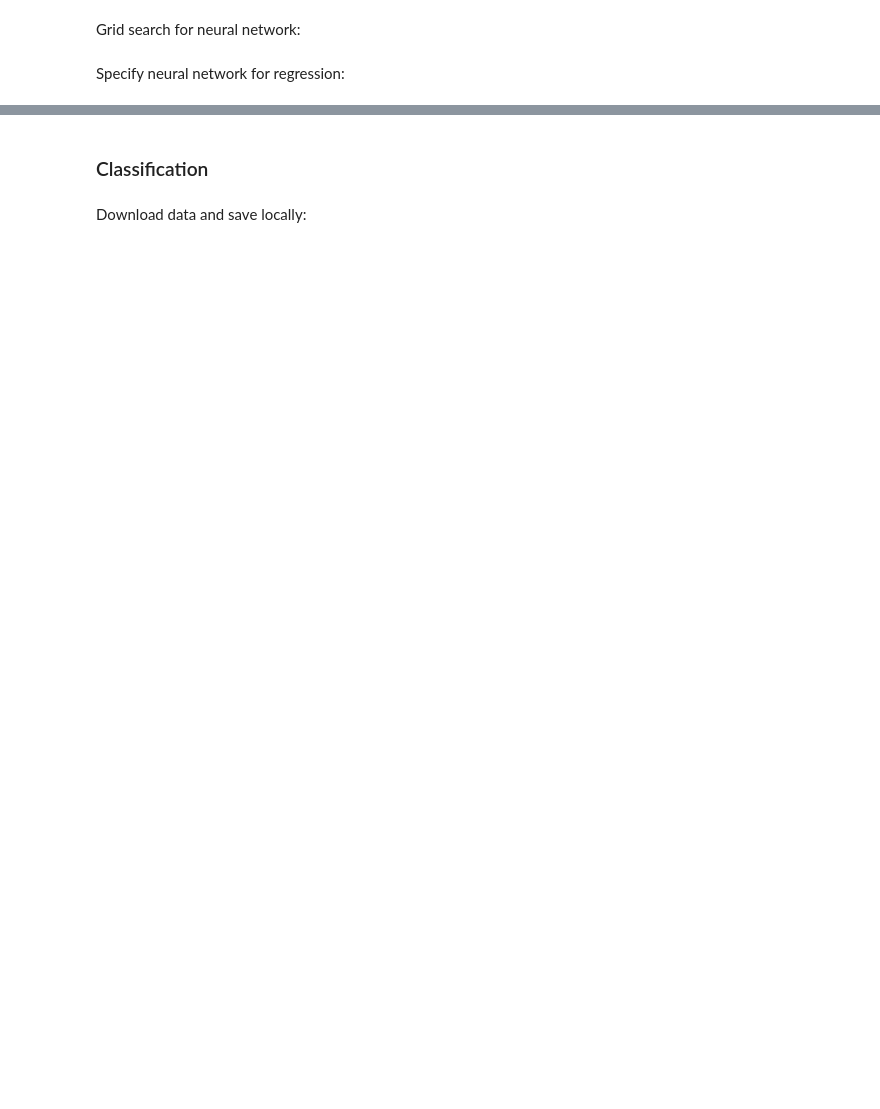
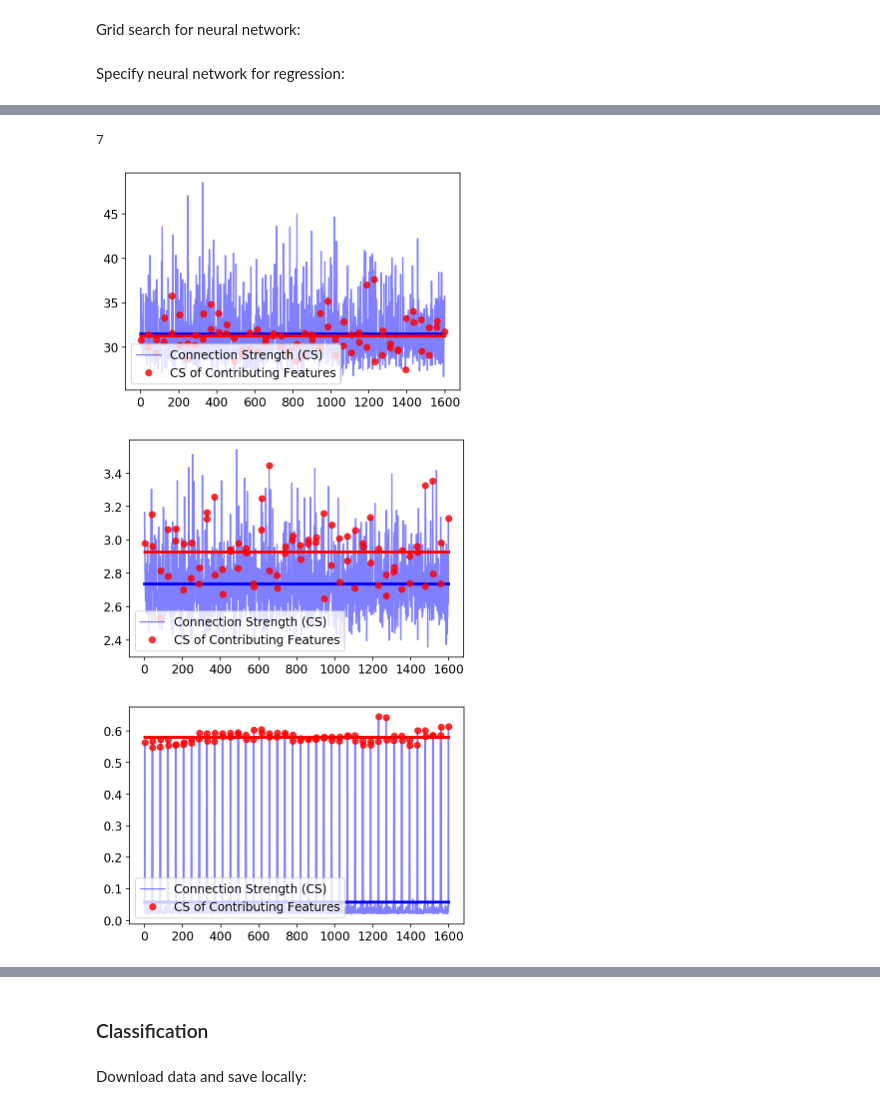
Before and after one commit to Anduron/FYS-STK4155-Project2, a Jupyter notebook: notebooks/nn_ising.ipynb, the cells around one changed output, grey strips where cells are left out. Cells and saved outputs as stored; diff of their text form; code cells hidden in the pictures; blank space fills up the shorter version.

```diff
--- a/notebooks/nn_ising.ipynb
+++ b/notebooks/nn_ising.ipynb
@@ -122,0 +190,28 @@ nn = NeuralNetwork([1500, 100, 1], [sig, _pass], square_loss)
+# %%
+def plot_connection_strength(model):
+    connection_strength = np.sum(np.abs(model.W[0]),axis = 0)
+    ave_cs = np.mean(connection_strength)*np.ones(len(connection_strength))
+
+    explanatory_weights = np.array(list(range(1, 1600, 41)) + list(range(40, 1600, 41)))
+    ave_ew = np.mean(connection_strength[explanatory_weights])*np.ones(len(explanatory_weights))
+
+    plt.plot(connection_strength, "b-", alpha=0.5, label = "Connection Strength (CS)")
+    plt.plot(ave_cs,"b-", lw = 3, label = "_no_legend")
+    plt.plot(explanatory_weights, connection_strength[explanatory_weights],
+            "ro", label = "CS of Contributing Features", alpha = 0.8)
+    plt.plot(explanatory_weights, ave_ew, "r-", lw = 3, label = "_no_legend")
+    plt.legend(loc = "lower left")
+    plt.show()
+
+print(np.argmax(R2_test))
+best_model = models[np.argmax(R2_test)]
+worst_model = models[np.argmin(R2_test)]
+
+plot_connection_strength(models[6])
+plot_connection_strength(models[7])
+plot_connection_strength(models[8])
+# %% [output]
+7
+[figure, added]
+[figure, added]
+[figure, added]
```
Also changed, not shown: parts of 11 cells of this notebook, 1 other file.
